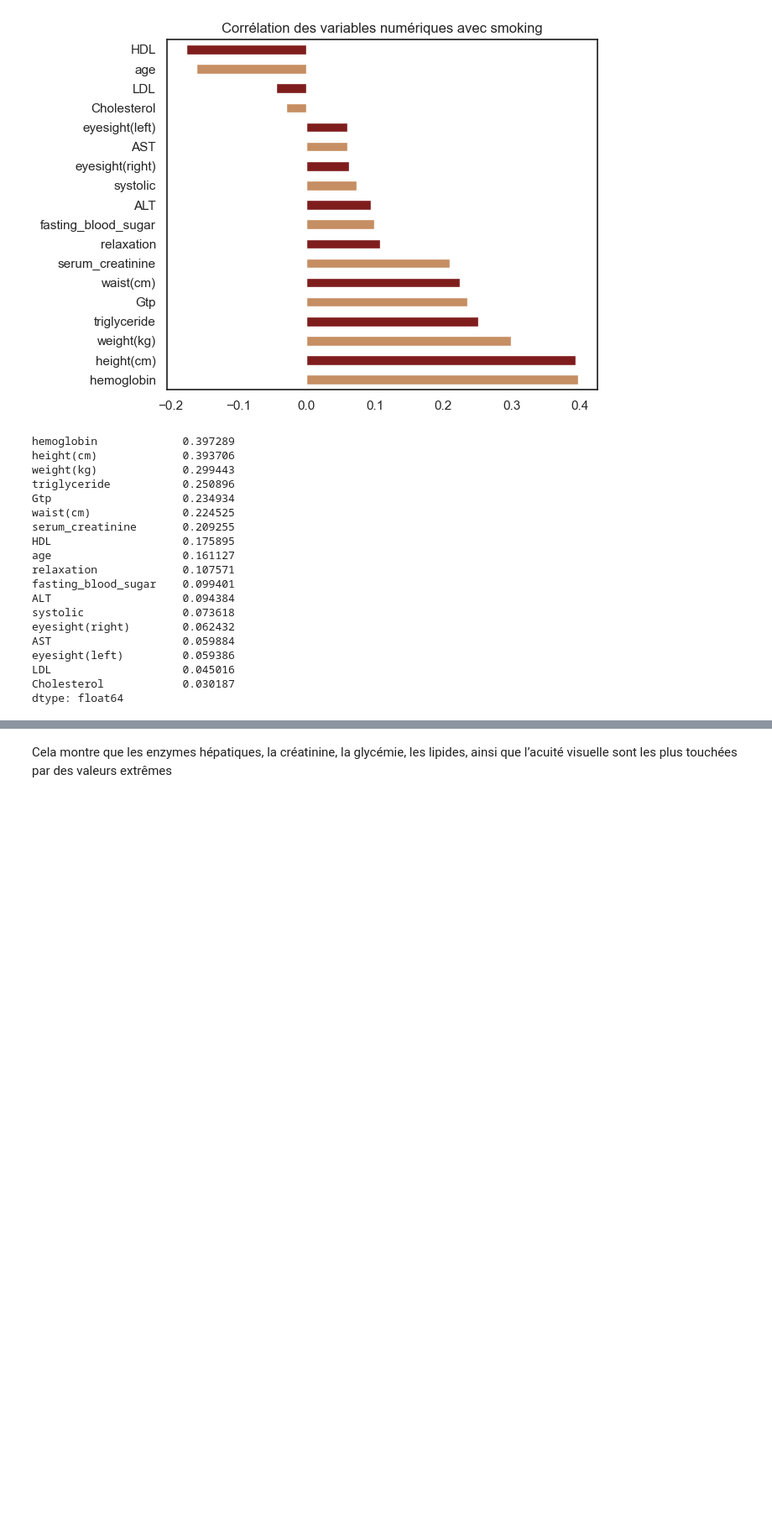
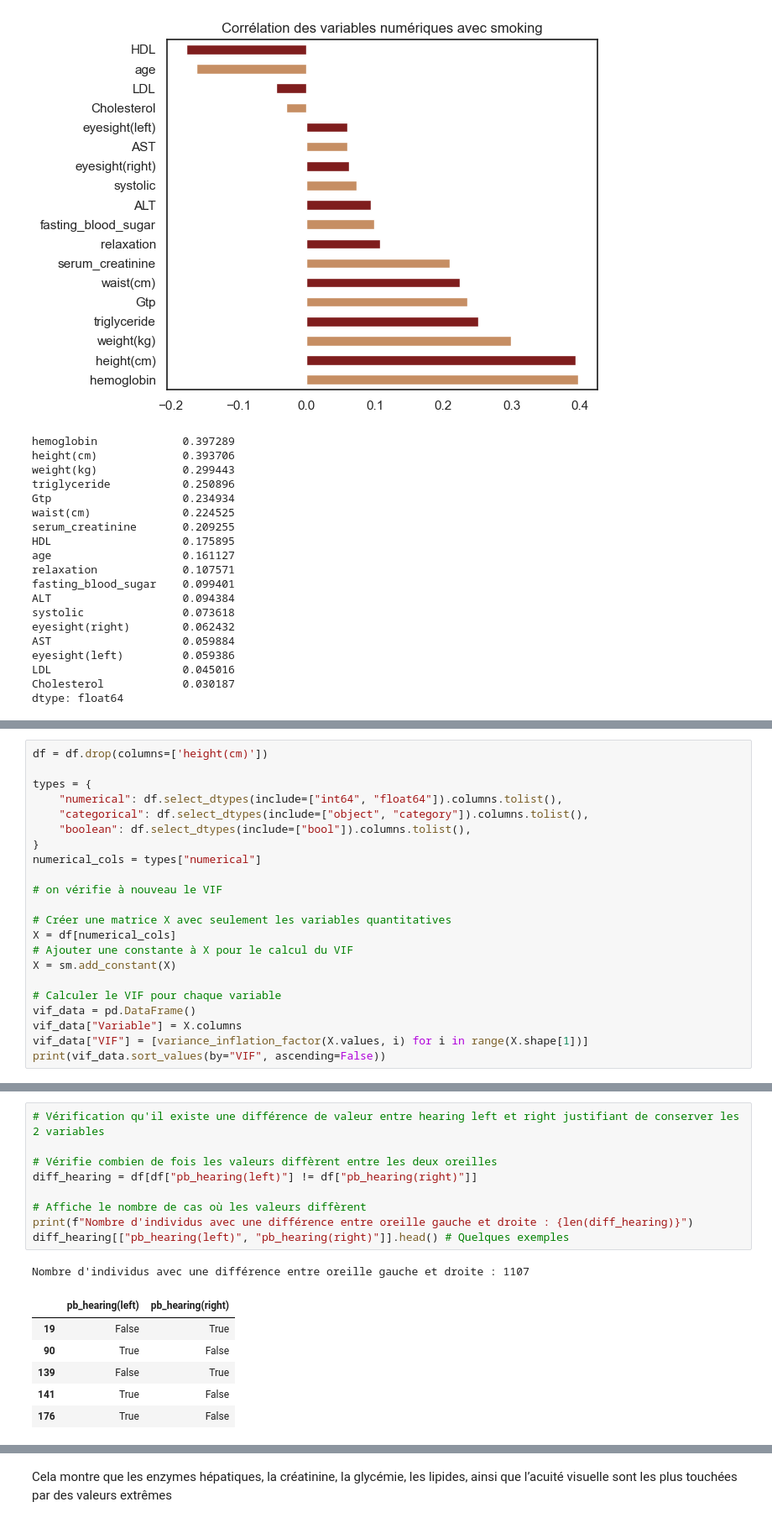
Before and after one commit to isabel6198/svm_tabac, a Jupyter notebook: notebooks/01_exploration.ipynb, the cells around one changed output, grey strips where cells are left out. Shown at 84% size. Cells and saved outputs as stored; diff of their text form; blank space fills up the shorter version.

```diff
--- a/notebooks/01_exploration.ipynb
+++ b/notebooks/01_exploration.ipynb
@@ -546,0 +667,22 @@ dtype: float64
+# %%
+df = df.drop(columns=['height(cm)'])
+
+types = {
+    "numerical": df.select_dtypes(include=["int64", "float64"]).columns.tolist(),
+    "categorical": df.select_dtypes(include=["object", "category"]).columns.tolist(),
+    "boolean": df.select_dtypes(include=["bool"]).columns.tolist(),
+}
+numerical_cols = types["numerical"]
+
+# on vérifie à nouveau le VIF
+
+# Créer une matrice X avec seulement les variables quantitatives
+X = df[numerical_cols]
+# Ajouter une constante à X pour le calcul du VIF
+X = sm.add_constant(X)
+
+# Calculer le VIF pour chaque variable
+vif_data = pd.DataFrame()
+vif_data["Variable"] = X.columns
+vif_data["VIF"] = [variance_inflation_factor(X.values, i) for i in range(X.shape[1])]
+print(vif_data.sort_values(by="VIF", ascending=False))
@@ -547 +784,18 @@ dtype: float64
+# %%
+# Vérification qu'il existe une différence de valeur entre hearing left et right justifiant de conserver les 2 variables
+
+# Vérifie combien de fois les valeurs diffèrent entre les deux oreilles
+diff_hearing = df[df["pb_hearing(left)"] != df["pb_hearing(right)"]]
+
+# Affiche le nombre de cas où les valeurs diffèrent
+print(f"Nombre d'individus avec une différence entre oreille gauche et droite : {len(diff_hearing)}")
+diff_hearing[["pb_hearing(left)", "pb_hearing(right)"]].head() # Quelques exemples
+# %% [output]
+Nombre d'individus avec une différence entre oreille gauche et droite : 1107
+|  | pb_hearing(left) | pb_hearing(right) |
+| 19 | False | True |
+| 90 | True | False |
+| 139 | False | True |
+| 141 | True | False |
+| 176 | True | False |
 # %% [markdown]
```
Also changed, not shown: parts of 47 cells of this notebook, 7 other files.
